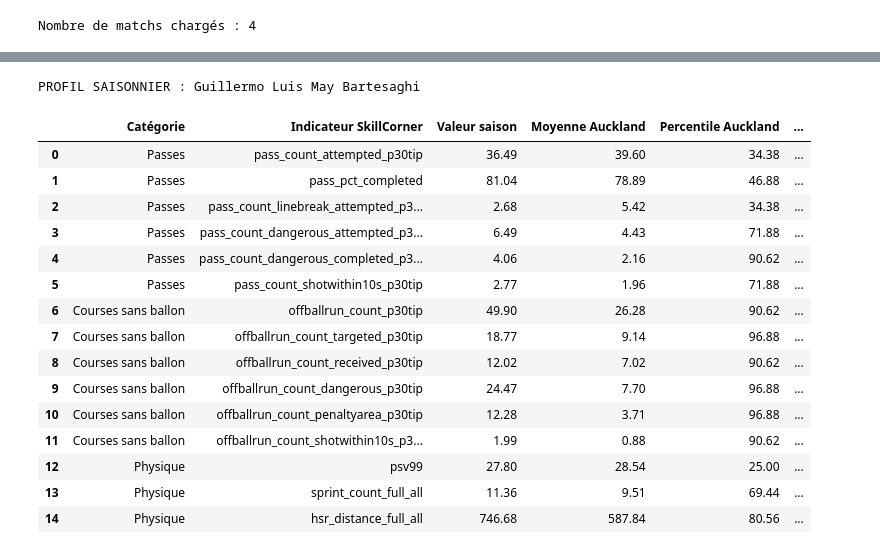
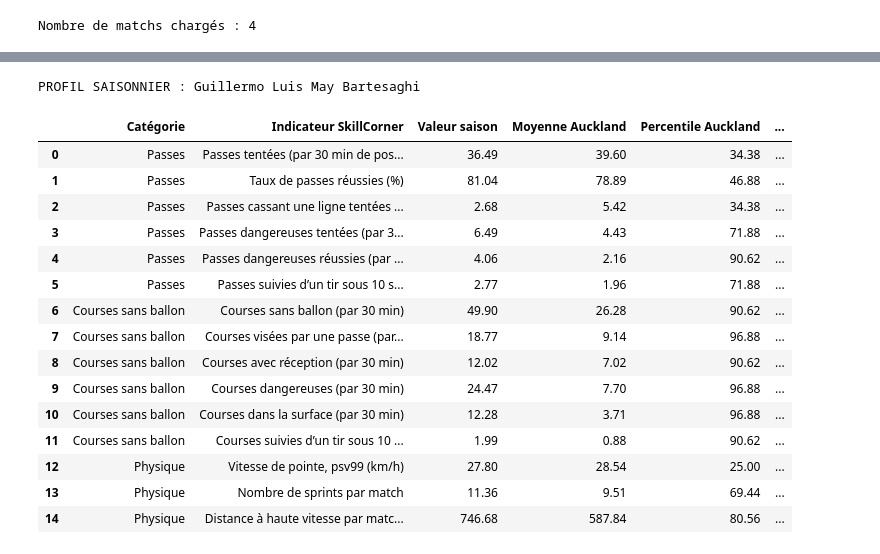
Before and after one commit to lfaivre1/PythonDS_foot, a Jupyter notebook: Notebooks/03_profils_joueurs.ipynb, the cells around one changed output, grey strips where cells are left out. Saved outputs shown, nothing was run; the diff lists cells and outputs as text; code cells hidden in the pictures.

```diff
--- a/Notebooks/03_profils_joueurs.ipynb
+++ b/Notebooks/03_profils_joueurs.ipynb
@@ -195,4 +207,3 @@ Les valeurs « par 30 minutes de possession » comptent les actions rapportées
-# %%
 # %%
 #chaque famille d'indicateurs vient d'une base de saison : on indique la base et la colonne du nombre de matchs
 bases_saison = {
@@ -201,22 +212,18 @@ bases_saison = {
     'Physique': (phys, 'count_match')
 }
 
-#chaque indicateur est un tuple : (famille, variable SkillCorner, libellé affiché)
+#chaque indicateur est un tuple : (famille, variable SkillCorner, nom affiché)
 indicateurs_passes = [
     ('Passes', 'pass_count_attempted_p30tip', 'Passes tentées (par 30 min de possession)'),
     ('Passes', 'pass_count_completed_p30tip', 'Passes réussies (par 30 min de possession)'),
     ('Passes', 'pass_pct_completed', 'Taux de passes réussies (%)'),
-    ('Passes', 'pass_avgdistance', 'Distance moyenne des passes (m)'),
-    ('Passes', 'pass_avgxpass_attempted', 'Réussite attendue moyenne des passes tentées (%)'),
     ('Passes', 'pass_count_difficultpass_attempted_p30tip', 'Passes difficiles tentées (par 30 min)'),
     ('Passes', 'pass_count_longrange_attempted_p30tip', 'Passes longues tentées (par 30 min)'),
-    ('Passes', 'pass_count_onetouch_attempted_p30tip', 'Passes en une touche tentées (par 30 min)'),
     ('Passes', 'pass_count_linebreak_attempted_p30tip', 'Passes cassant une ligne tentées (par 30 min)'),
     ('Passes', 'pass_count_linebreak_completed_p30tip', 'Passes cassant une ligne réussies (par 30 min)'),
     ('Passes', 'pass_count_dangerous_attempted_p30tip', 'Passes dangereuses tentées (par 30 min)'),
     ('Passes', 'pass_count_dangerous_completed_p30tip', 'Passes dangereuses réussies (par 30 min)'),
     ('Passes', 'pass_count_shotwithin10s_p30tip', 'Passes suivies d’un tir sous 10 s (par 30 min)'),
-    ('Passes', 'pass_count_torun_attempted_p30tip', 'Passes vers un partenaire en course (par 30 min)')
 ]
 
 indicateurs_courses = [
@@ -230,34 +237,19 @@ indicateurs_courses = [
     ('Courses sans ballon', 'offballrun_avgdistance', 'Distance moyenne des courses (m)')
 ]
 
-indicateurs_types = [
-    ('Courses sans ballon', 'behindrun_count_p30tip', 'Dans le dos de la défense (par 30 min)'),
-    ('Courses sans ballon', 'comingshortrun_count_p30tip', 'En venant court (par 30 min)'),
-    ('Courses sans ballon', 'droppingoffrun_count_p30tip', 'Décrochage (par 30 min)'),
-    ('Courses sans ballon', 'supportrun_count_p30tip', 'Soutien (par 30 min)'),
-    ('Courses sans ballon', 'pullinghalfspacerun_count_p30tip', 'Appel dans le demi-espace (par 30 min)'),
-    ('Courses sans ballon', 'pullingwiderun_count_p30tip', 'Appel excentré (par 30 min)'),
-    ('Courses sans ballon', 'aheadoftheballrun_count_p30tip', 'Devant le ballon (par 30 min)'),
-    ('Courses sans ballon', 'overlaprun_count_p30tip', 'Débordement, overlap (par 30 min)'),
-    ('Courses sans ballon', 'underlaprun_count_p30tip', 'Surcharge intérieure, underlap (par 30 min)'),
-    ('Courses sans ballon', 'crossreceiverrun_count_p30tip', 'Réception de centre (par 30 min)')
-]
 
 indicateurs_physiques = [
     ('Physique', 'total_distance_full_all', 'Distance totale par match (m)'),
     ('Physique', 'total_metersperminute_full_all', 'Mètres par minute (temps total)'),
-    ('Physique', 'total_metersperminute_full_tip', 'Mètres par minute, équipe en possession'),
-    ('Physique', 'total_metersperminute_full_otip', 'Mètres par minute, adversaire en possession'),
     ('Physique', 'hsr_distance_full_all', 'Distance à haute vitesse par match (m)'),
     ('Physique', 'sprint_count_full_all', 'Nombre de sprints par match'),
     ('Physique', 'sprint_distance_full_all', 'Distance en sprint par match (m)'),
     ('Physique', 'highaccel_count_full_all', 'Accélérations fortes par match'),
-    ('Physique', 'highdecel_count_full_all', 'Décélérations fortes par match'),
     ('Physique', 'psv99', 'Vitesse de pointe, psv99 (km/h)')
 ]
 
-#dictionnaire variable -> libellé, utilisé plus loin pour les graphiques
-libelles_indicateurs = {}
-for famille, variable, libelle in indicateurs_passes + indicateurs_courses + indicateurs_types + indicateurs_physiques:
-    libelles_indicateurs[variable] = libelle
+#dictionnaire variable -> utilisé plus loin pour les graphiques
+var_indicateurs = {}
+for famille, variable, nvar in indicateurs_passes + indicateurs_courses + indicateurs_physiques:
+    var_indicateurs[variable] = nvar
 # %% [markdown]
@@ -350,4 +314,3 @@ Nous reprenons les indicateurs de ton code initial. Les passes et les courses ut
-# %%
 # %%
 variables_passes_saison = [
     'pass_count_attempted_p30tip',
@@ -380,3 +343,14 @@ variables_danger = [
     'offballrun_count_penaltyarea_p30tip',
     'offballrun_count_shotwithin10s_p30tip'
 ]
+
+#on utilise des noms français pour afficher les indicateurs sélectionnés
+noms_variables = var_indicateurs.copy()
+lignes_noms_variables = []
+for variable in variables_passes_saison + variables_courses_saison + variables_physiques_saison:
+    lignes_noms_variables.append({
+        'Nom de variable SkillCorner': variable,
+        'Nom affiché': noms_variables[variable]
+    })
+
+pd.DataFrame(lignes_noms_variables)
@@ -420,30 +413,31 @@ noms_colonnes = {
     'percentile_ligue_meme_poste': 'Percentile même poste',
     'percentile_ligue_tous_postes': 'Percentile ligue'
 }
-# %%
 # %%
 #joueur n°1 : son tableau de percentiles
 joueur = top_joueurs.iloc[0]
 print('PROFIL SAISONNIER :', joueur['nom_joueur'])
 tableau = percentiles_joueurs.loc[
     percentiles_joueurs['player_id'] == joueur['player_id']
 ]
+tableau = tableau.copy()
+tableau['variable'] = tableau['variable'].replace(noms_variables)
 tableau[list(noms_colonnes)].rename(columns=noms_colonnes).round(2)
 # %% [output]
 PROFIL SAISONNIER : Guillermo Luis May Bartesaghi
 |  | Catégorie | Indicateur SkillCorner | Valeur saison | Moyenne Auckland | Percentile Auckland | ... |
-| 0 | Passes | pass_count_attempted_p30tip | 36.49 | 39.60 | 34.38 | ... |
-| 1 | Passes | pass_pct_completed | 81.04 | 78.89 | 46.88 | ... |
-| 2 | Passes | pass_count_linebreak_attempted_p3... | 2.68 | 5.42 | 34.38 | ... |
-| 3 | Passes | pass_count_dangerous_attempted_p3... | 6.49 | 4.43 | 71.88 | ... |
-| 4 | Passes | pass_count_dangerous_completed_p3... | 4.06 | 2.16 | 90.62 | ... |
-| 5 | Passes | pass_count_shotwithin10s_p30tip | 2.77 | 1.96 | 71.88 | ... |
-| 6 | Courses sans ballon | offballrun_count_p30tip | 49.90 | 26.28 | 90.62 | ... |
-| 7 | Courses sans ballon | offballrun_count_targeted_p30tip | 18.77 | 9.14 | 96.88 | ... |
-| 8 | Courses sans ballon | offballrun_count_received_p30tip | 12.02 | 7.02 | 90.62 | ... |
-| 9 | Courses sans ballon | offballrun_count_dangerous_p30tip | 24.47 | 7.70 | 96.88 | ... |
-| 10 | Courses sans ballon | offballrun_count_penaltyarea_p30tip | 12.28 | 3.71 | 96.88 | ... |
-| 11 | Courses sans ballon | offballrun_count_shotwithin10s_p3... | 1.99 | 0.88 | 90.62 | ... |
-| 12 | Physique | psv99 | 27.80 | 28.54 | 25.00 | ... |
-| 13 | Physique | sprint_count_full_all | 11.36 | 9.51 | 69.44 | ... |
-| 14 | Physique | hsr_distance_full_all | 746.68 | 587.84 | 80.56 | ... |
+| 0 | Passes | Passes tentées (par 30 min de pos... | 36.49 | 39.60 | 34.38 | ... |
+| 1 | Passes | Taux de passes réussies (%) | 81.04 | 78.89 | 46.88 | ... |
+| 2 | Passes | Passes cassant une ligne tentées ... | 2.68 | 5.42 | 34.38 | ... |
+| 3 | Passes | Passes dangereuses tentées (par 3... | 6.49 | 4.43 | 71.88 | ... |
+| 4 | Passes | Passes dangereuses réussies (par ... | 4.06 | 2.16 | 90.62 | ... |
+| 5 | Passes | Passes suivies d’un tir sous 10 s... | 2.77 | 1.96 | 71.88 | ... |
+| 6 | Courses sans ballon | Courses sans ballon (par 30 min) | 49.90 | 26.28 | 90.62 | ... |
+| 7 | Courses sans ballon | Courses visées par une passe (par... | 18.77 | 9.14 | 96.88 | ... |
+| 8 | Courses sans ballon | Courses avec réception (par 30 min) | 12.02 | 7.02 | 90.62 | ... |
+| 9 | Courses sans ballon | Courses dangereuses (par 30 min) | 24.47 | 7.70 | 96.88 | ... |
+| 10 | Courses sans ballon | Courses dans la surface (par 30 min) | 12.28 | 3.71 | 96.88 | ... |
+| 11 | Courses sans ballon | Courses suivies d’un tir sous 10 ... | 1.99 | 0.88 | 90.62 | ... |
+| 12 | Physique | Vitesse de pointe, psv99 (km/h) | 27.80 | 28.54 | 25.00 | ... |
+| 13 | Physique | Nombre de sprints par match | 11.36 | 9.51 | 69.44 | ... |
+| 14 | Physique | Distance à haute vitesse par matc... | 746.68 | 587.84 | 80.56 | ... |
```
Also changed, not shown: parts of 40 cells of this notebook, 2 other files.
